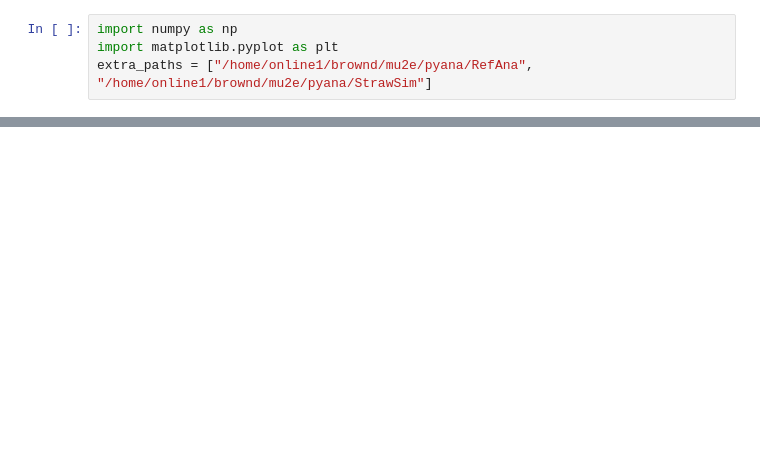
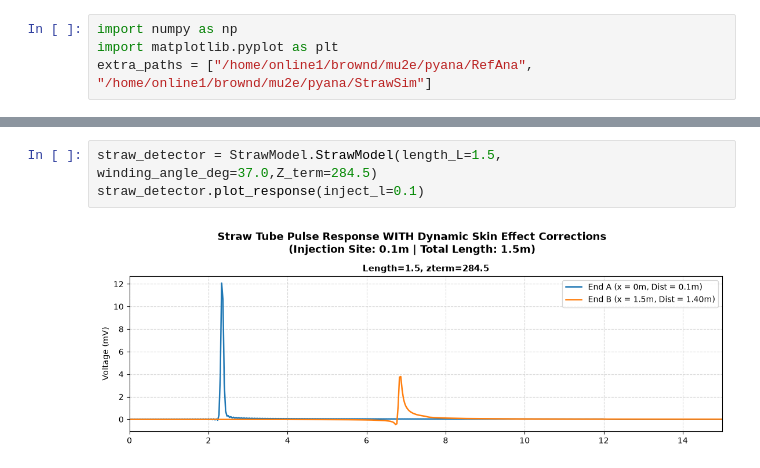
Before and after one commit to LBLmu2e/StrawSim, a Jupyter notebook: StrawModelTest.ipynb, the cells around one changed output, grey strips where cells are left out. Drawn from its saved outputs; the diff is of its cells as text; blank space fills up the shorter version.

```diff
--- a/StrawModelTest.ipynb
+++ b/StrawModelTest.ipynb
@@ -12,0 +12,5 @@ NameError: name 'this' is not defined
+# %%
+straw_detector = StrawModel.StrawModel(length_L=1.5, winding_angle_deg=37.0,Z_term=284.5)
+straw_detector.plot_response(inject_l=0.1)
+# %% [output]
+[figure, added]
```
Also changed, not shown: parts of 1 cell of this notebook, 1 other file.
